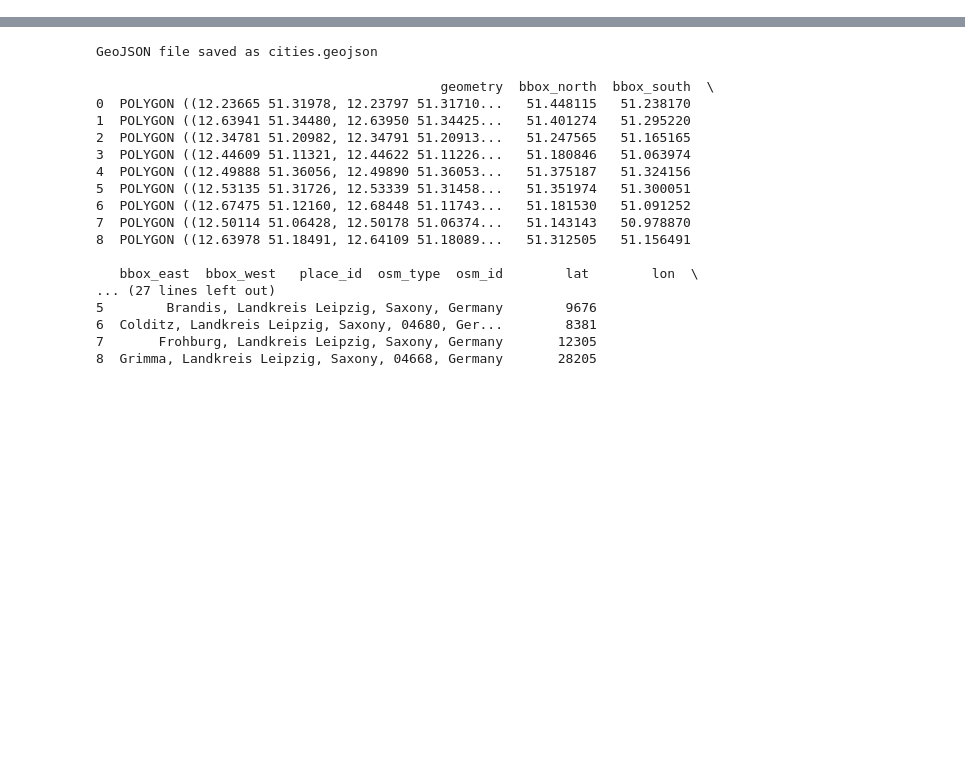
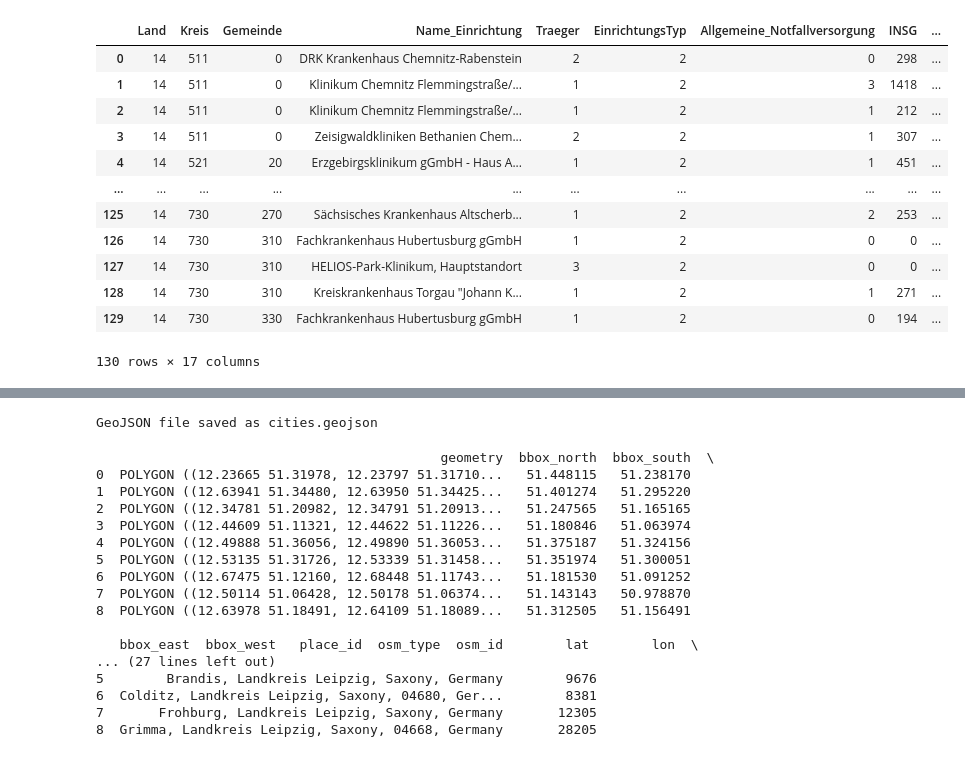
Before and after one commit to MikkoHolfeld88/spatial-humanities, a Jupyter notebook: data/data_preparation.ipynb, the cells around one changed output, grey strips where cells are left out. Drawn from its saved outputs; the diff is of its cells as text; code cells hidden in the pictures; blank space fills up the shorter version.

```diff
--- a/data/data_preparation.ipynb
+++ b/data/data_preparation.ipynb
@@ -10,0 +66,28 @@ import pandas as pd
+# %%
+from shapely.geometry import Point
+
+# Iteriere über jede Adresse und füge die Geo-Koordinaten in Spalte2 ein
+for index, row in hospitals_df.iterrows():
+    adresse = row['Adresse']
+    try:
+        location_point = ox.geocode(adresse)
+        point = Point(location_point[1], location_point[0])  # Point(longitude, latitude)
+        hospitals_df.at[index, 'Koordinate'] = point
+    except:
+        hospitals_df.at[index, 'Koordinate'] = None
+# %%
+display(hospitals_df)
+# %% [output]
+|  | Land | Kreis | Gemeinde | Name_Einrichtung | Traeger | EinrichtungsTyp | Allgemeine_Notfallversorgung | INSG | ... |
+| 0 | 14 | 511 | 0 | DRK Krankenhaus Chemnitz-Rabenstein | 2 | 2 | 0 | 298 | ... |
+| 1 | 14 | 511 | 0 | Klinikum Chemnitz Flemmingstraße/... | 1 | 2 | 3 | 1418 | ... |
+| 2 | 14 | 511 | 0 | Klinikum Chemnitz Flemmingstraße/... | 1 | 2 | 1 | 212 | ... |
+| 3 | 14 | 511 | 0 | Zeisigwaldkliniken Bethanien Chem... | 2 | 2 | 1 | 307 | ... |
+| 4 | 14 | 521 | 20 | Erzgebirgsklinikum gGmbH - Haus A... | 1 | 2 | 1 | 451 | ... |
+| ... | ... | ... | ... | ... | ... | ... | ... | ... | ... |
+| 125 | 14 | 730 | 270 | Sächsisches Krankenhaus Altscherb... | 1 | 2 | 2 | 253 | ... |
+| 126 | 14 | 730 | 310 | Fachkrankenhaus Hubertusburg gGmbH | 1 | 2 | 0 | 0 | ... |
+| 127 | 14 | 730 | 310 | HELIOS-Park-Klinikum, Hauptstandort | 3 | 2 | 0 | 0 | ... |
+| 128 | 14 | 730 | 310 | Kreiskrankenhaus Torgau "Johann K... | 1 | 2 | 1 | 271 | ... |
+| 129 | 14 | 730 | 330 | Fachkrankenhaus Hubertusburg gGmbH | 1 | 2 | 0 | 194 | ... |
+130 rows × 17 columns
```
Also changed, not shown: parts of 9 cells of this notebook.
